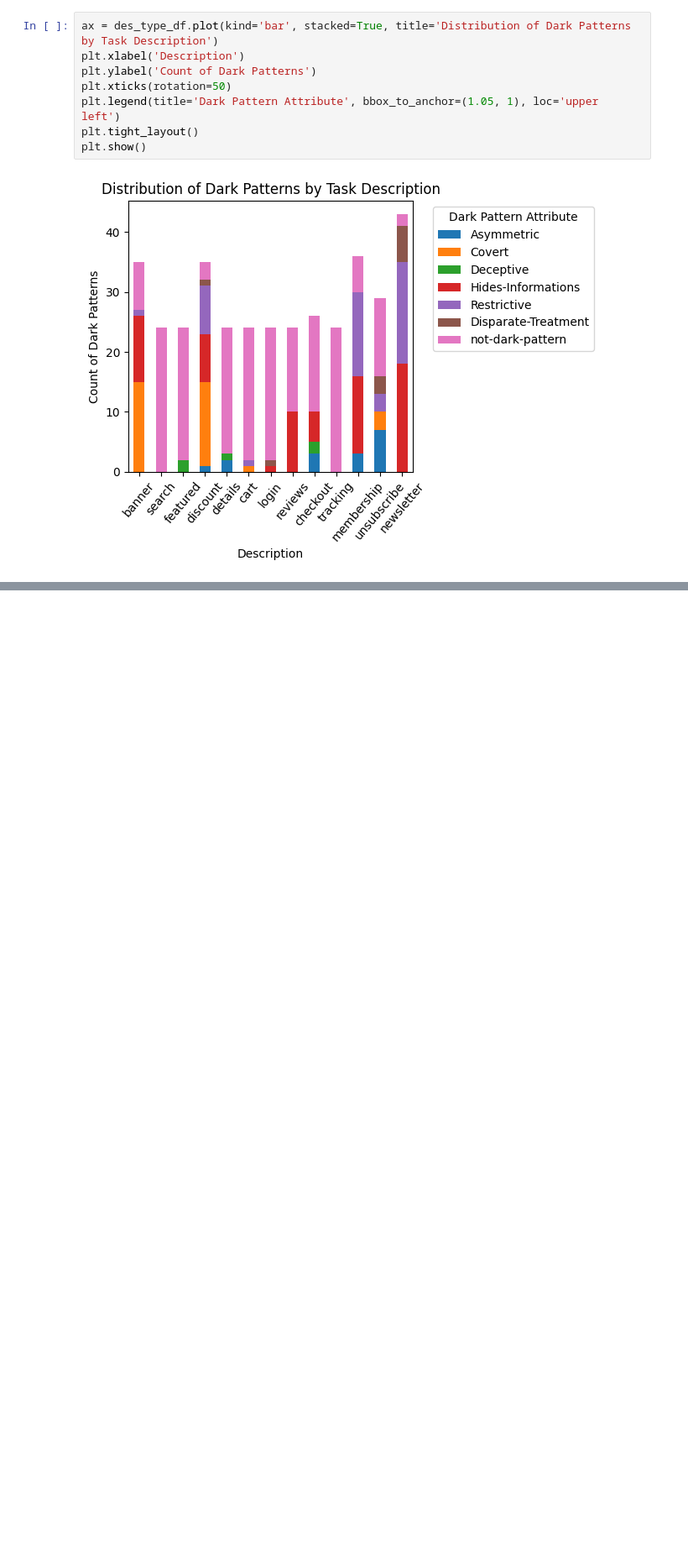
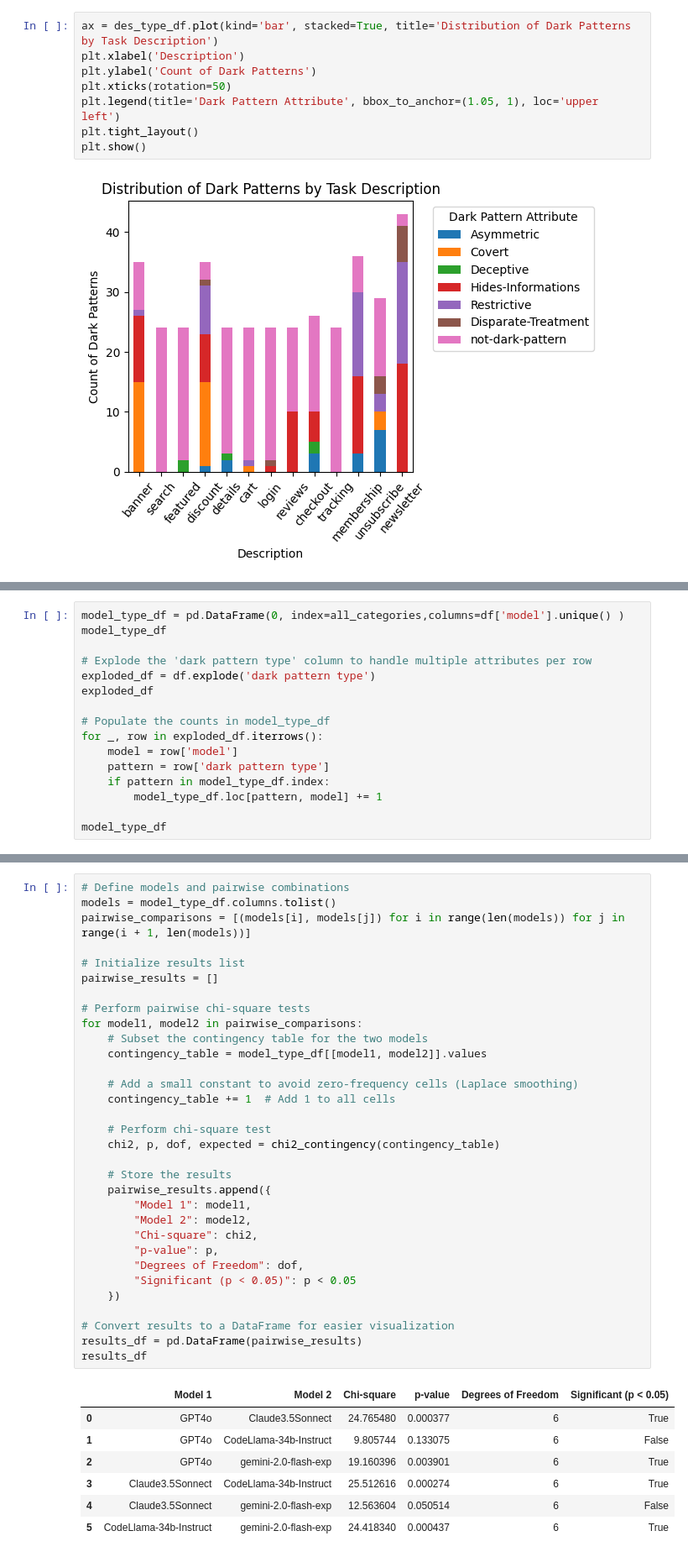
Before and after one commit to ChenzwNina/dark-pattern-analysis, a Jupyter notebook: data_analysis.ipynb, the cells around one changed output, grey strips where cells are left out. Shown at 84% size. Saved outputs shown, nothing was run; the diff lists cells and outputs as text; blank space fills up the shorter version.

```diff
--- a/data_analysis.ipynb
+++ b/data_analysis.ipynb
@@ -425,0 +469,16 @@ plt.show()
+# %%
+model_type_df = pd.DataFrame(0, index=all_categories,columns=df['model'].unique() )
+model_type_df
+
+# Explode the 'dark pattern type' column to handle multiple attributes per row
+exploded_df = df.explode('dark pattern type')
+exploded_df
+
+# Populate the counts in model_type_df
+for _, row in exploded_df.iterrows():
+    model = row['model']
+    pattern = row['dark pattern type']
+    if pattern in model_type_df.index:
+        model_type_df.loc[pattern, model] += 1
+
+model_type_df
@@ -425,0 +494,40 @@ plt.show()
+# %%
+# Define models and pairwise combinations
+models = model_type_df.columns.tolist()
+pairwise_comparisons = [(models[i], models[j]) for i in range(len(models)) for j in range(i + 1, len(models))]
+
+# Initialize results list
+pairwise_results = []
+
+# Perform pairwise chi-square tests
+for model1, model2 in pairwise_comparisons:
+    # Subset the contingency table for the two models
+    contingency_table = model_type_df[[model1, model2]].values
+
+    # Add a small constant to avoid zero-frequency cells (Laplace smoothing)
+    contingency_table += 1  # Add 1 to all cells
+
+    # Perform chi-square test
+    chi2, p, dof, expected = chi2_contingency(contingency_table)
+
+    # Store the results
+    pairwise_results.append({
+        "Model 1": model1,
+        "Model 2": model2,
+        "Chi-square": chi2,
+        "p-value": p,
+        "Degrees of Freedom": dof,
+        "Significant (p < 0.05)": p < 0.05
+    })
+
+# Convert results to a DataFrame for easier visualization
+results_df = pd.DataFrame(pairwise_results)
+results_df
+# %% [output]
+|  | Model 1 | Model 2 | Chi-square | p-value | Degrees of Freedom | Significant (p < 0.05) |
+| 0 | GPT4o | Claude3.5Sonnect | 24.765480 | 0.000377 | 6 | True |
+| 1 | GPT4o | CodeLlama-34b-Instruct | 9.805744 | 0.133075 | 6 | False |
+| 2 | GPT4o | gemini-2.0-flash-exp | 19.160396 | 0.003901 | 6 | True |
+| 3 | Claude3.5Sonnect | CodeLlama-34b-Instruct | 25.512616 | 0.000274 | 6 | True |
+| 4 | Claude3.5Sonnect | gemini-2.0-flash-exp | 12.563604 | 0.050514 | 6 | False |
+| 5 | CodeLlama-34b-Instruct | gemini-2.0-flash-exp | 24.418340 | 0.000437 | 6 | True |
```
Also changed, not shown: parts of 9 cells of this notebook, 1 other file.
